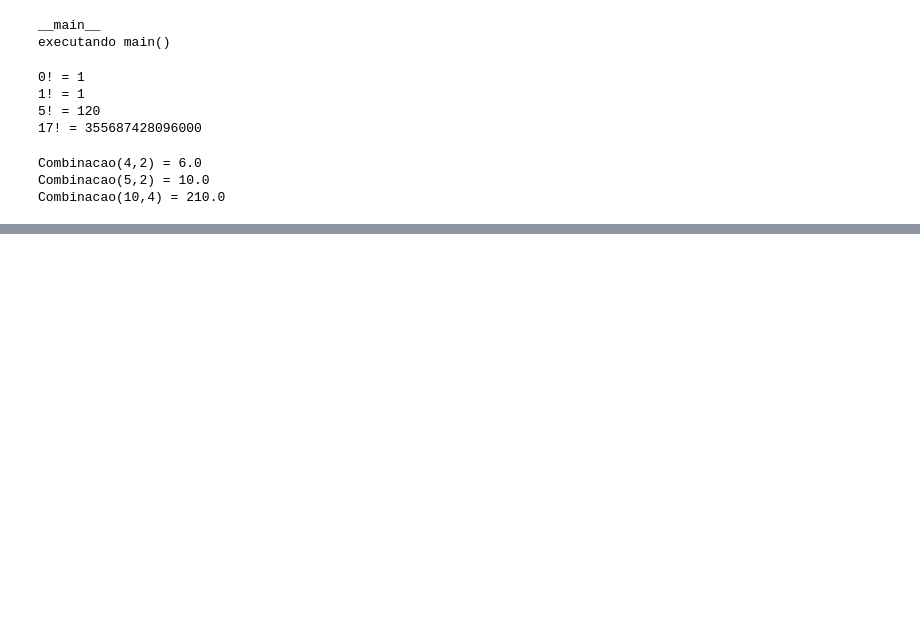
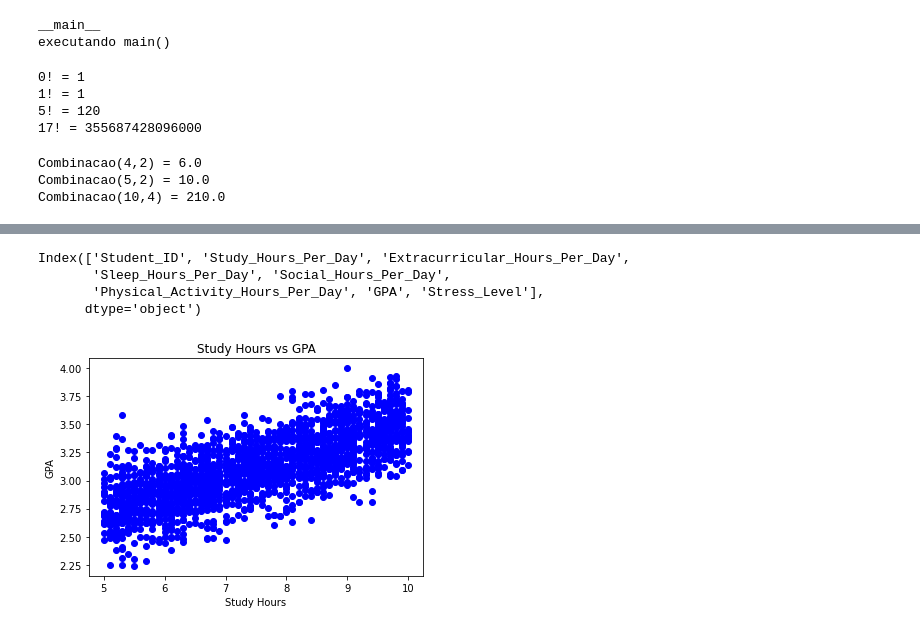
Before and after one commit to jesusossian/scientific_prog, a Jupyter notebook: tutoriais/11_aplicacoes.ipynb, the cells around one changed output, grey strips where cells are left out. Drawn from its saved outputs; the diff is of its cells as text; code cells hidden in the pictures; blank space fills up the shorter version.

```diff
--- a/tutoriais/11_aplicacoes.ipynb
+++ b/tutoriais/11_aplicacoes.ipynb
@@ -70,0 +101,3 @@ Combinacao(10,4) = 210.0
+# %%
+# Load the dataset from the file path
+data = pd.read_csv('student-lifestyle-dataset/student_lifestyle_dataset.csv')
@@ -70,0 +168,19 @@ Combinacao(10,4) = 210.0
+# %%
+# Display the column names to see if there are any discrepancies
+print(data.columns)
+# %% [output]
+Index(['Student_ID', 'Study_Hours_Per_Day', 'Extracurricular_Hours_Per_Day',
+       'Sleep_Hours_Per_Day', 'Social_Hours_Per_Day',
+       'Physical_Activity_Hours_Per_Day', 'GPA', 'Stress_Level'],
+      dtype='object')
+# %%
+import matplotlib.pyplot as plt
+
+# Example: Study Hours vs GPA
+plt.scatter(data['Study_Hours_Per_Day'], data['GPA'], color='blue')
+plt.title('Study Hours vs GPA')
+plt.xlabel('Study Hours')
+plt.ylabel('GPA')
+plt.show()
+# %% [output]
+[figure, added]
```
Also changed, not shown: parts of 21 cells of this notebook, 1 other file.
